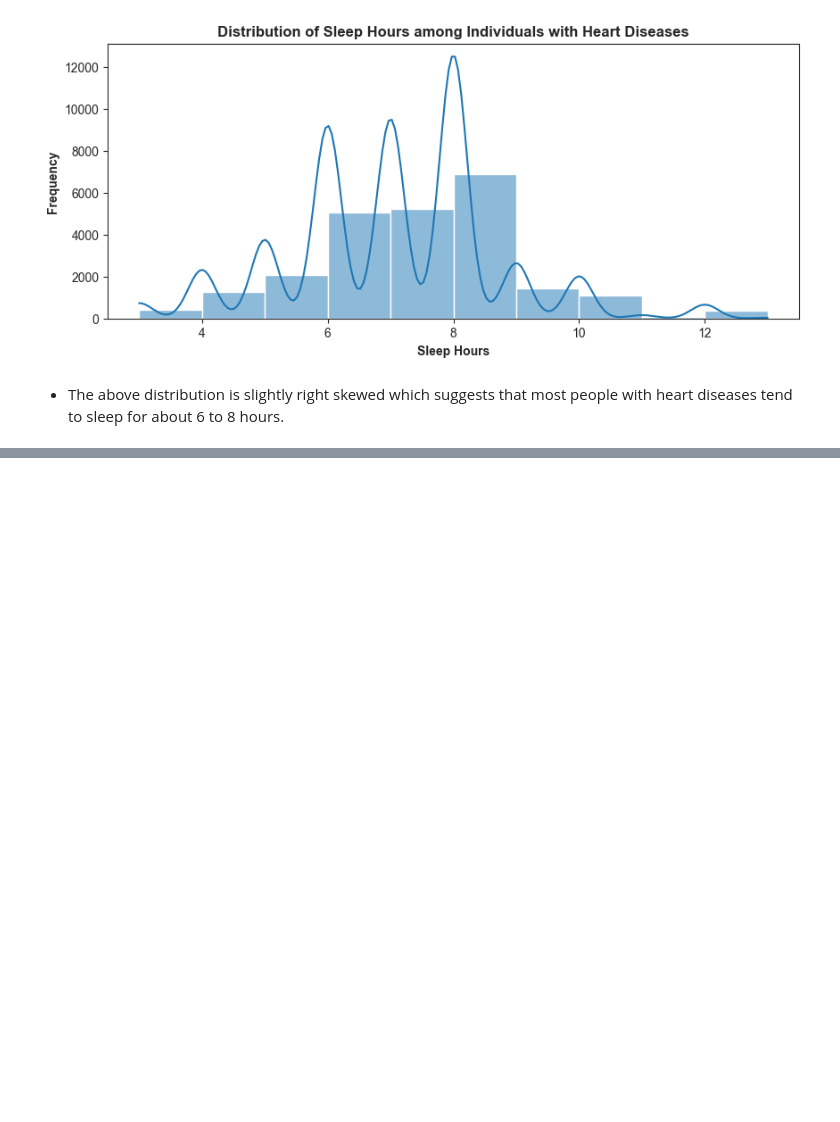
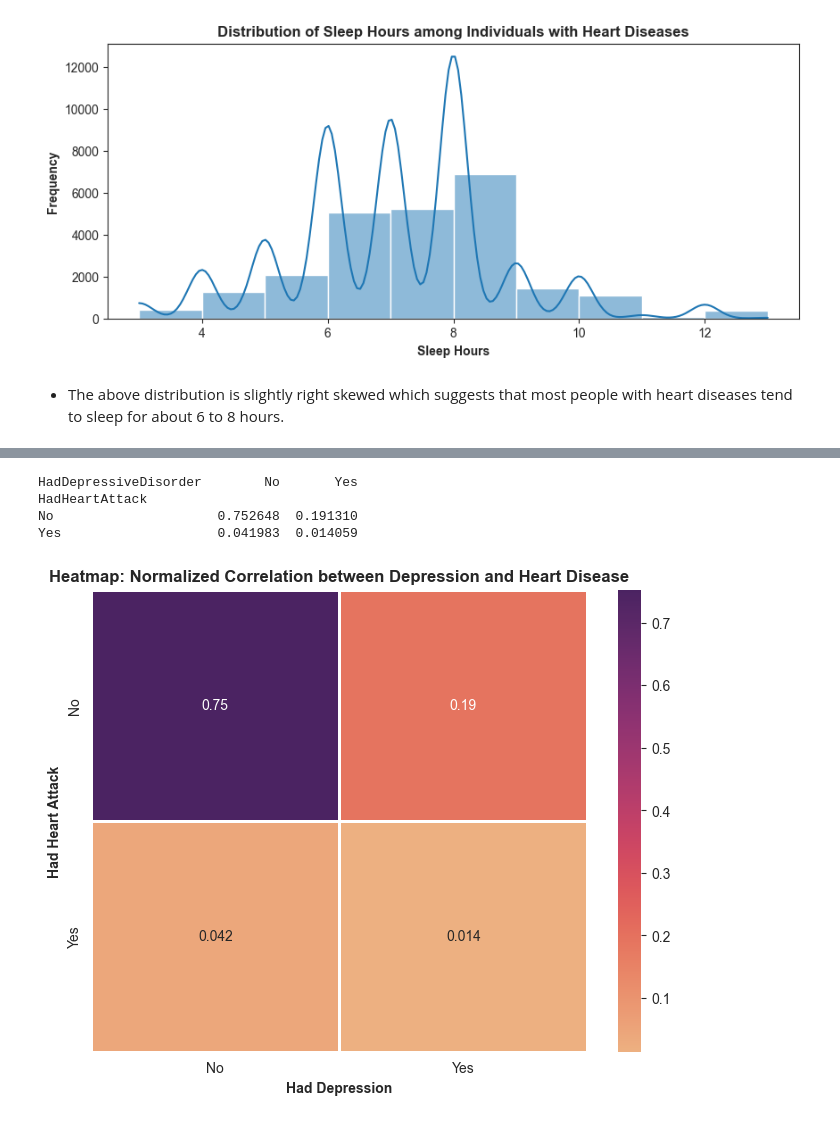
Before and after one commit to ali-bin-kashif/heart-disease-healthcare-data-analysis, a Jupyter notebook: heart_indicator_data_analysis.ipynb, the cells around one changed output, grey strips where cells are left out. Saved outputs shown, nothing was run; the diff lists cells and outputs as text; code cells hidden in the pictures; blank space fills up the shorter version.

```diff
--- a/heart_indicator_data_analysis.ipynb
+++ b/heart_indicator_data_analysis.ipynb
@@ -1312,0 +1341,13 @@ plt.show()
+# %%
+cross_pivot = pd.crosstab(index=mental_health_cols['HadHeartAttack'], columns=mental_health_cols['HadDepressiveDisorder'], normalize=True)
+print(cross_pivot)
+
+set_size_style(8,6)
+ax = sns.heatmap(data=cross_pivot,cmap='flare', linewidths=1, annot=True)
+customize_plot(ax, 'Heatmap: Normalized Correlation between Depression and Heart Disease', 'Had Depression', 'Had Heart Attack', 12,10)
+# %% [output]
+HadDepressiveDisorder        No       Yes
+HadHeartAttack
+No                     0.752648  0.191310
+Yes                    0.041983  0.014059
+[figure, added]
```
Also changed, not shown: parts of 30 cells of this notebook.
